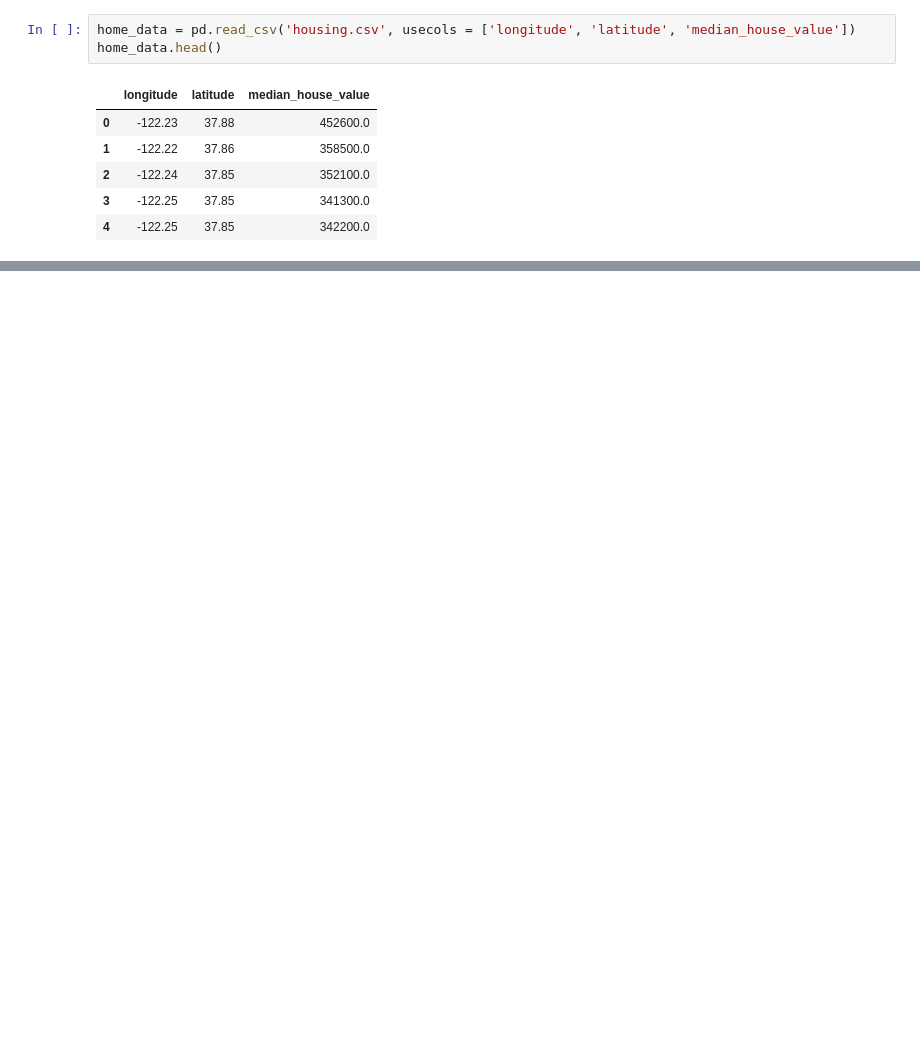
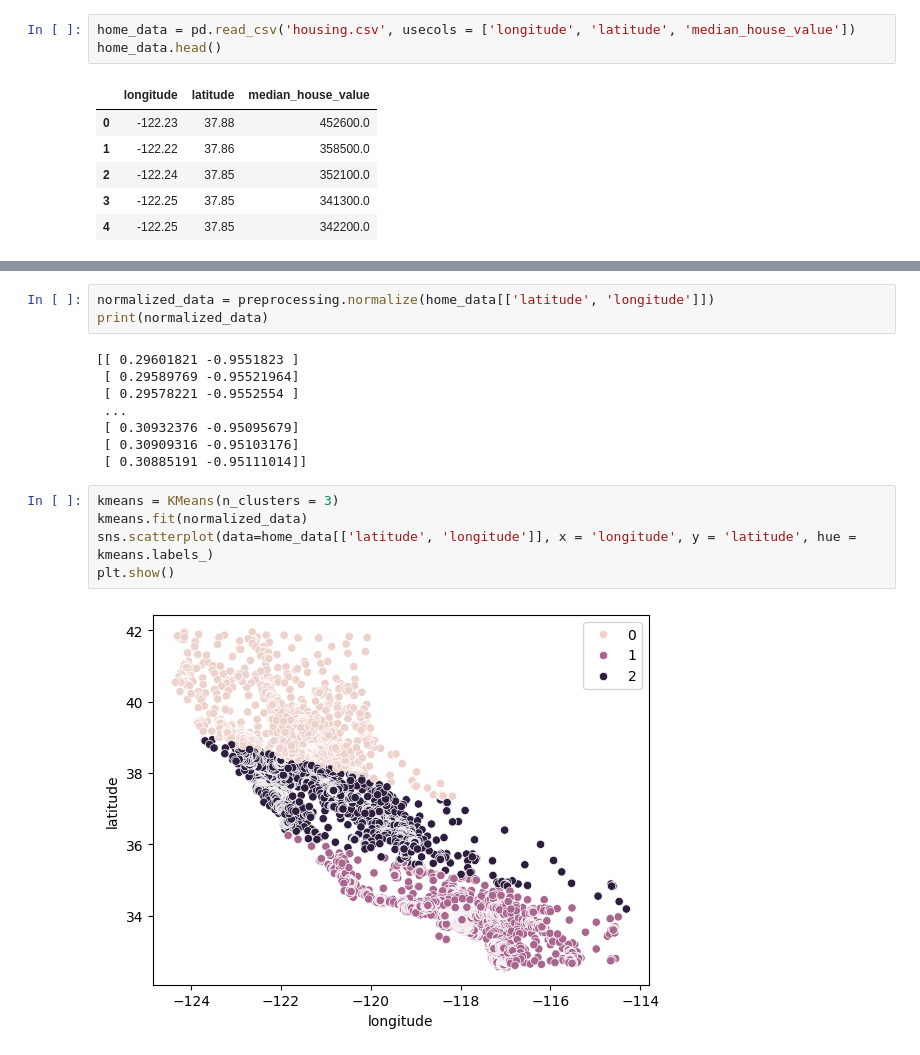
Before and after one commit to rasyadlubisdev/uni-machine-learning, a Jupyter notebook: w1_k-means-clustering/housing-clustering.ipynb, the cells around one changed output, grey strips where cells are left out. Saved outputs shown, nothing was run; the diff lists cells and outputs as text; blank space fills up the shorter version.

Commit message:
update housing clustering

```diff
--- a/w1_k-means-clustering/housing-clustering.ipynb
+++ b/w1_k-means-clustering/housing-clustering.ipynb
@@ -14,0 +23,18 @@ home_data.head()
+# %%
+normalized_data = preprocessing.normalize(home_data[['latitude', 'longitude']])
+print(normalized_data)
+# %% [output]
+[[ 0.29601821 -0.9551823 ]
+ [ 0.29589769 -0.95521964]
+ [ 0.29578221 -0.9552554 ]
+ ...
+ [ 0.30932376 -0.95095679]
+ [ 0.30909316 -0.95103176]
+ [ 0.30885191 -0.95111014]]
+# %%
+kmeans = KMeans(n_clusters = 3)
+kmeans.fit(normalized_data)
+sns.scatterplot(data=home_data[['latitude', 'longitude']], x = 'longitude', y = 'latitude', hue = kmeans.labels_)
+plt.show()
+# %% [output]
+[figure, added]
```
Also changed, not shown: parts of 4 cells of this notebook.
